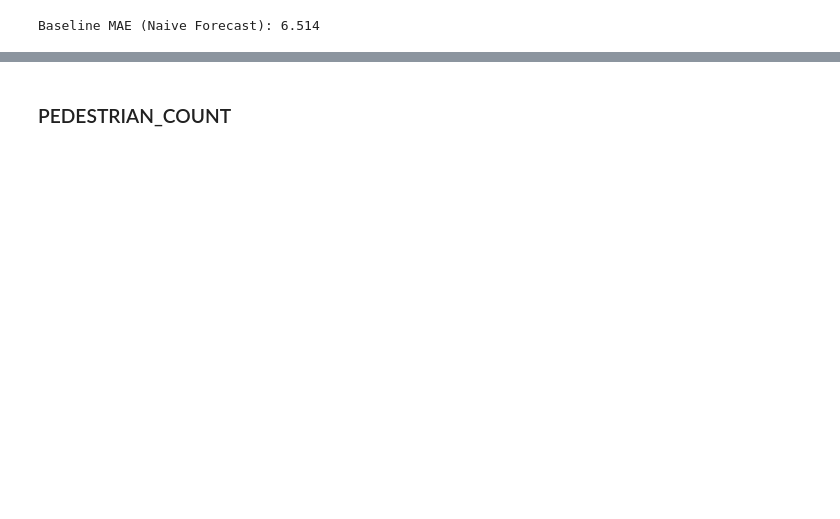
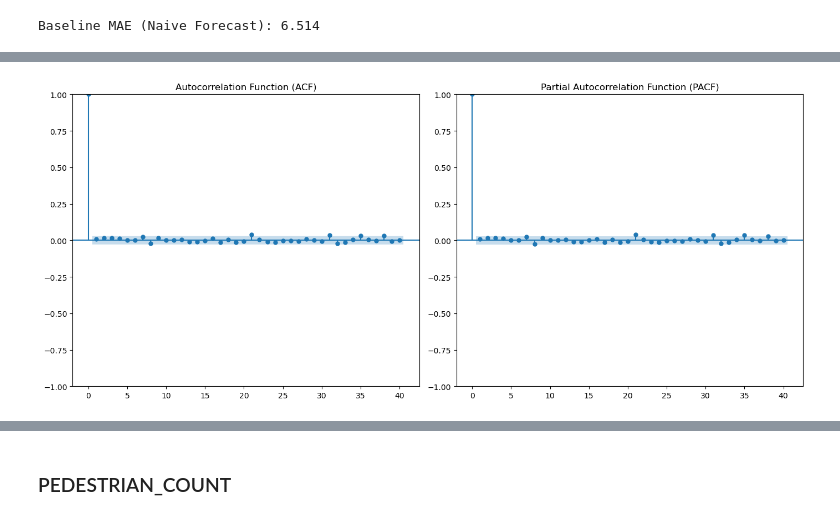
Before and after one commit to Kamaukaguru/Traffic-analysis-project, a Jupyter notebook: Index.ipynb, the cells around one changed output, grey strips where cells are left out. Cells and saved outputs as stored; diff of their text form; code cells hidden in the pictures; blank space fills up the shorter version.

```diff
--- a/Index.ipynb
+++ b/Index.ipynb
@@ -573,0 +595,18 @@ Baseline MAE (Naive Forecast): 6.514
+# %%
+# Plot the ACF and PACF
+plt.figure(figsize=(14, 6))
+
+# ACF plot
+plt.subplot(121)
+plot_acf(vehicle_count, lags=40, ax=plt.gca())
+plt.title('Autocorrelation Function (ACF)')
+
+# PACF plot
+plt.subplot(122)
+plot_pacf(vehicle_count, lags=40, ax=plt.gca())
+plt.title('Partial Autocorrelation Function (PACF)')
+
+plt.tight_layout()
+plt.show()
+# %% [output]
+[figure, added]
```
Also changed, not shown: parts of 27 cells of this notebook.
